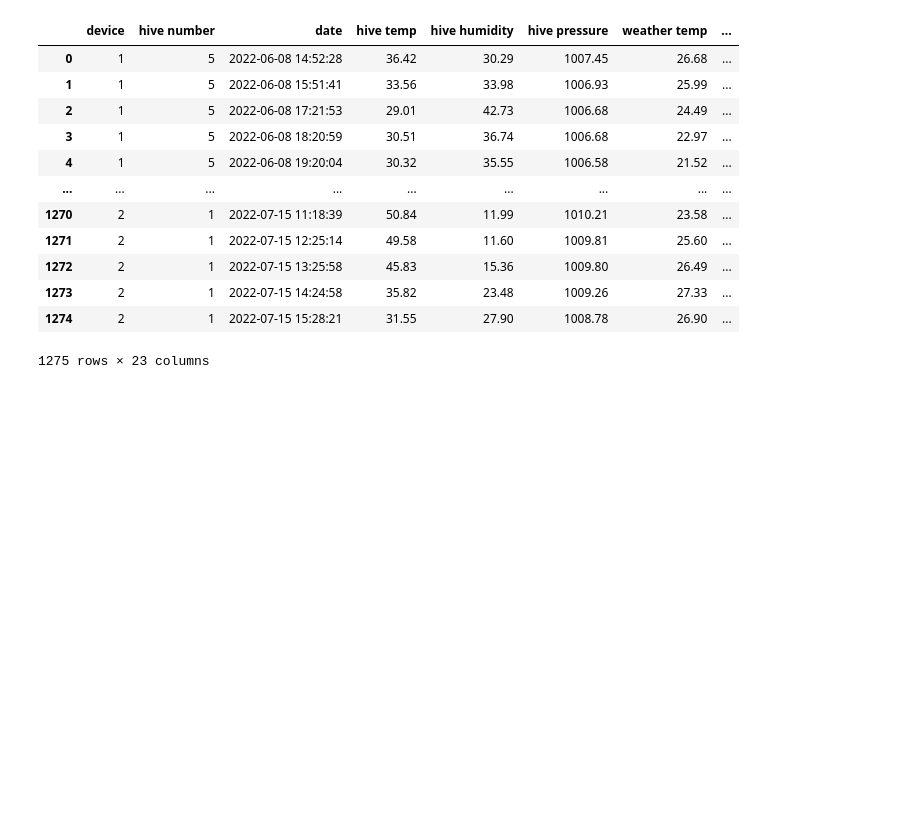
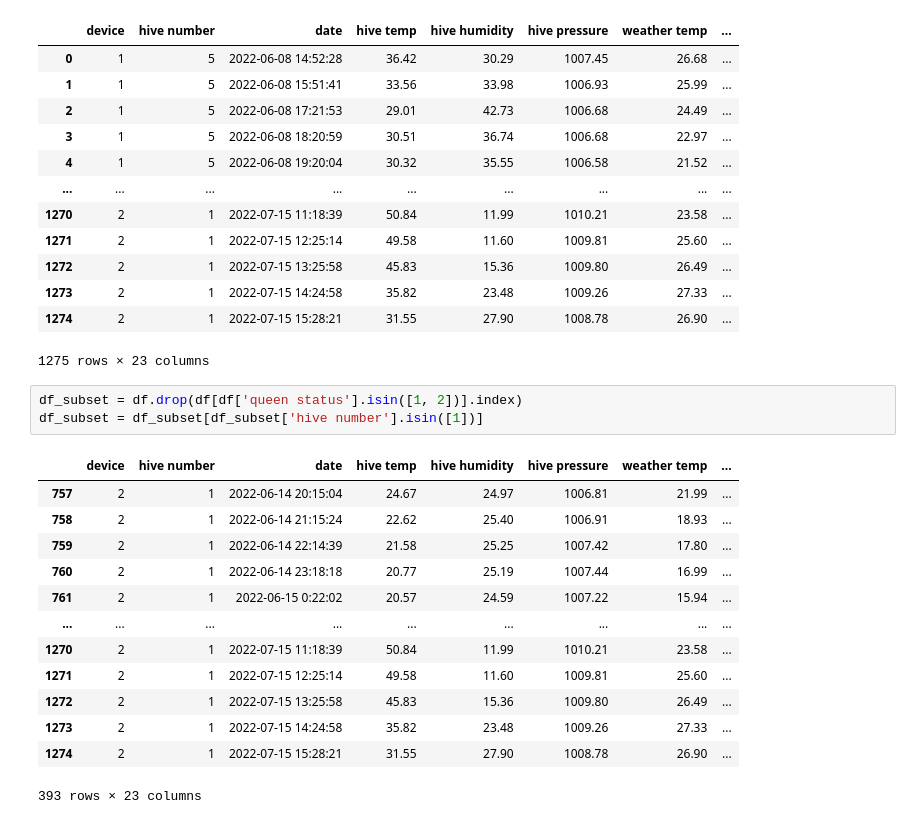
Before and after one commit to Lantain/HiveSound, a Jupyter notebook: sbcm_to_dataset.ipynb, the cells around one changed output. Cells and saved outputs as stored; diff of their text form; blank space fills up the shorter version.

```diff
--- a/sbcm_to_dataset.ipynb
+++ b/sbcm_to_dataset.ipynb
@@ -20,4 +20,21 @@ df
 | 1273 | 2 | 1 | 2022-07-15 14:24:58 | 35.82 | 23.48 | 1009.26 | 27.33 | ... |
 | 1274 | 2 | 1 | 2022-07-15 15:28:21 | 31.55 | 27.90 | 1008.78 | 26.90 | ... |
 1275 rows × 23 columns
+# %%
+df_subset = df.drop(df[df['queen status'].isin([1, 2])].index)
+df_subset = df_subset[df_subset['hive number'].isin([1])]
+# %% [output]
+|  | device | hive number | date | hive temp | hive humidity | hive pressure | weather temp | ... |
+| 757 | 2 | 1 | 2022-06-14 20:15:04 | 24.67 | 24.97 | 1006.81 | 21.99 | ... |
+| 758 | 2 | 1 | 2022-06-14 21:15:24 | 22.62 | 25.40 | 1006.91 | 18.93 | ... |
+| 759 | 2 | 1 | 2022-06-14 22:14:39 | 21.58 | 25.25 | 1007.42 | 17.80 | ... |
+| 760 | 2 | 1 | 2022-06-14 23:18:18 | 20.77 | 25.19 | 1007.44 | 16.99 | ... |
+| 761 | 2 | 1 | 2022-06-15 0:22:02 | 20.57 | 24.59 | 1007.22 | 15.94 | ... |
+| ... | ... | ... | ... | ... | ... | ... | ... | ... |
+| 1270 | 2 | 1 | 2022-07-15 11:18:39 | 50.84 | 11.99 | 1010.21 | 23.58 | ... |
+| 1271 | 2 | 1 | 2022-07-15 12:25:14 | 49.58 | 11.60 | 1009.81 | 25.60 | ... |
+| 1272 | 2 | 1 | 2022-07-15 13:25:58 | 45.83 | 15.36 | 1009.80 | 26.49 | ... |
+| 1273 | 2 | 1 | 2022-07-15 14:24:58 | 35.82 | 23.48 | 1009.26 | 27.33 | ... |
+| 1274 | 2 | 1 | 2022-07-15 15:28:21 | 31.55 | 27.90 | 1008.78 | 26.90 | ... |
+393 rows × 23 columns
 # %%
```
Also changed, not shown: parts of 2 cells of this notebook, 10 other files.
